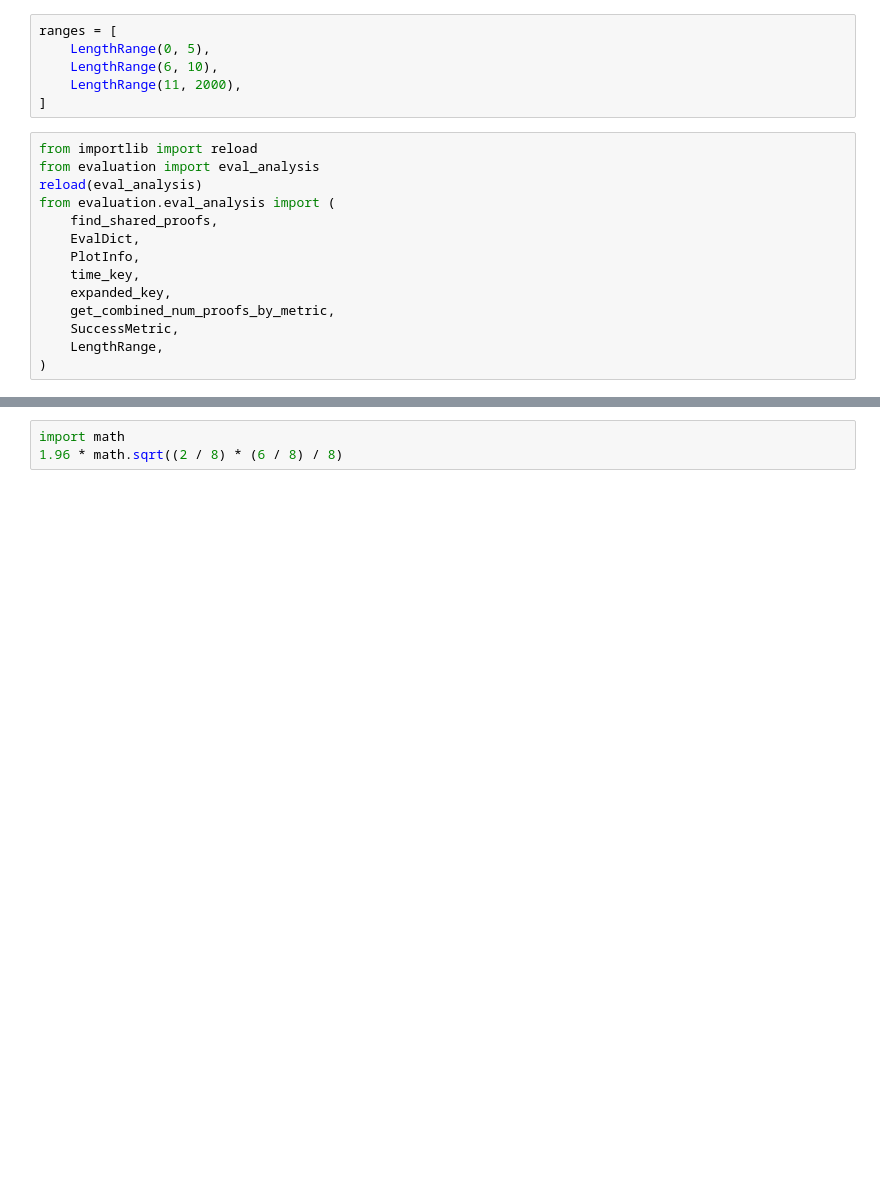
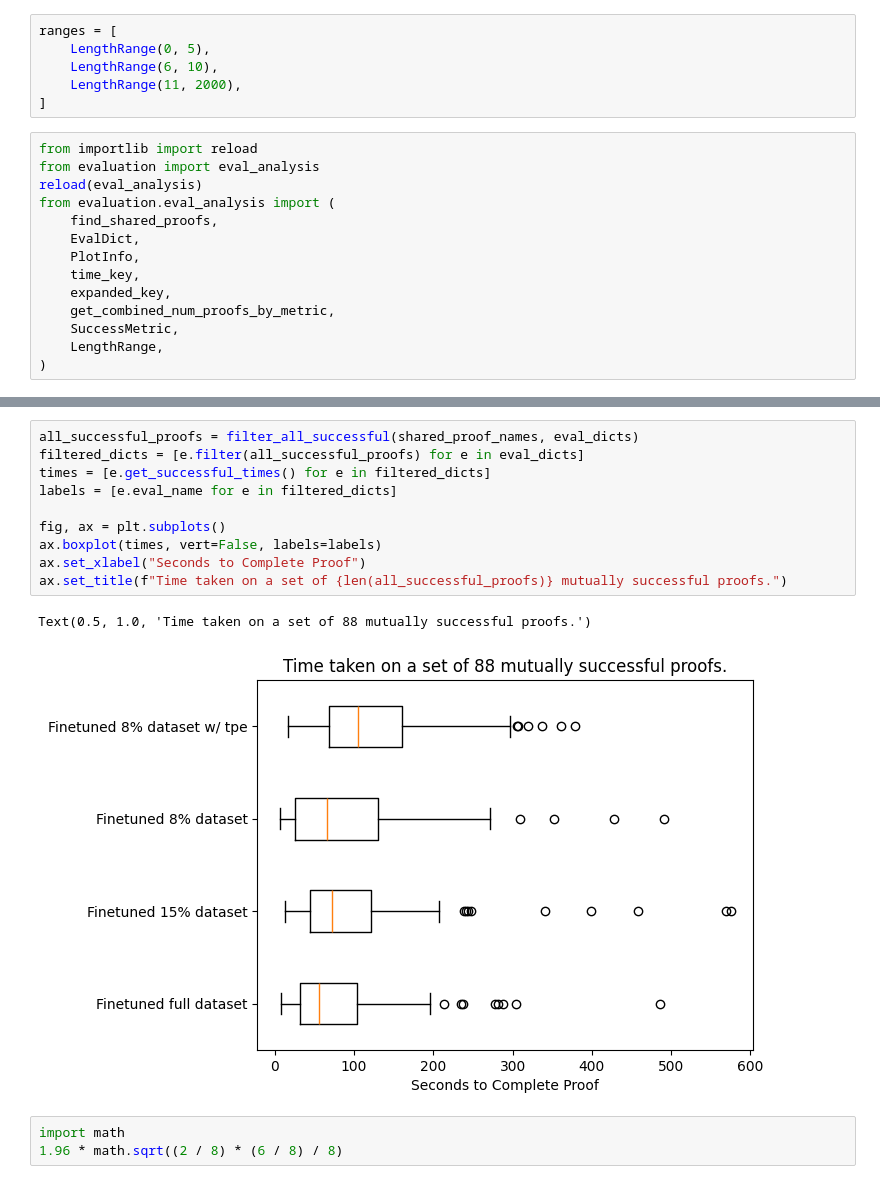
Before and after one commit to rkthomps/coq-modeling, a Jupyter notebook: notebooks/evaluation/plot_eval.ipynb, the cells around one changed output, grey strips where cells are left out. Drawn from its saved outputs; the diff is of its cells as text; blank space fills up the shorter version.

```diff
--- a/notebooks/evaluation/plot_eval.ipynb
+++ b/notebooks/evaluation/plot_eval.ipynb
@@ -138,3 +141,16 @@ ax.legend()
+# %%
+all_successful_proofs = filter_all_successful(shared_proof_names, eval_dicts)
+filtered_dicts = [e.filter(all_successful_proofs) for e in eval_dicts]
+times = [e.get_successful_times() for e in filtered_dicts]
+labels = [e.eval_name for e in filtered_dicts]
+
+fig, ax = plt.subplots()
+ax.boxplot(times, vert=False, labels=labels)
+ax.set_xlabel("Seconds to Complete Proof")
+ax.set_title(f"Time taken on a set of {len(all_successful_proofs)} mutually successful proofs.")
+# %% [output]
+Text(0.5, 1.0, 'Time taken on a set of 88 mutually successful proofs.')
+[figure, added]
 # %%
 import math
 1.96 * math.sqrt((2 / 8) * (6 / 8) / 8)
```
Also changed, not shown: parts of 6 cells of this notebook, 5 other files.
